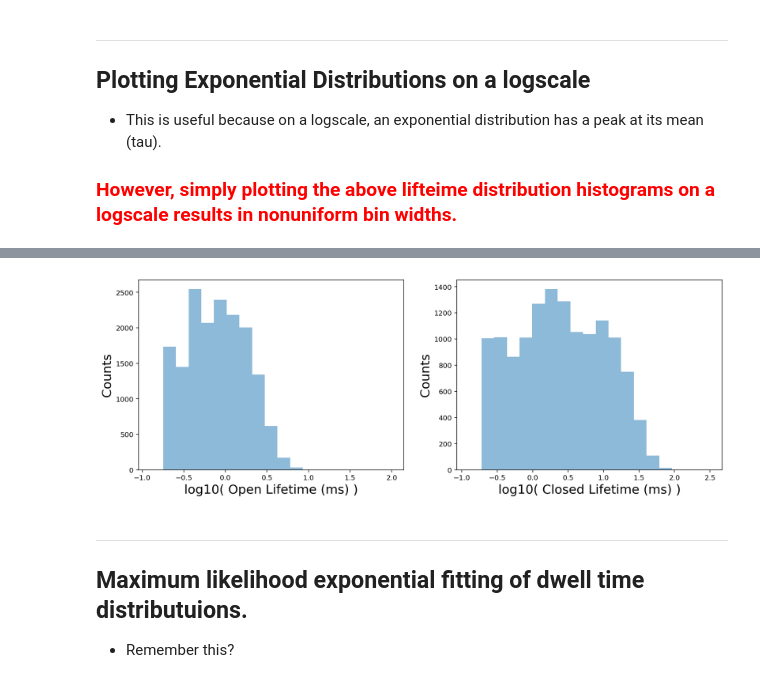
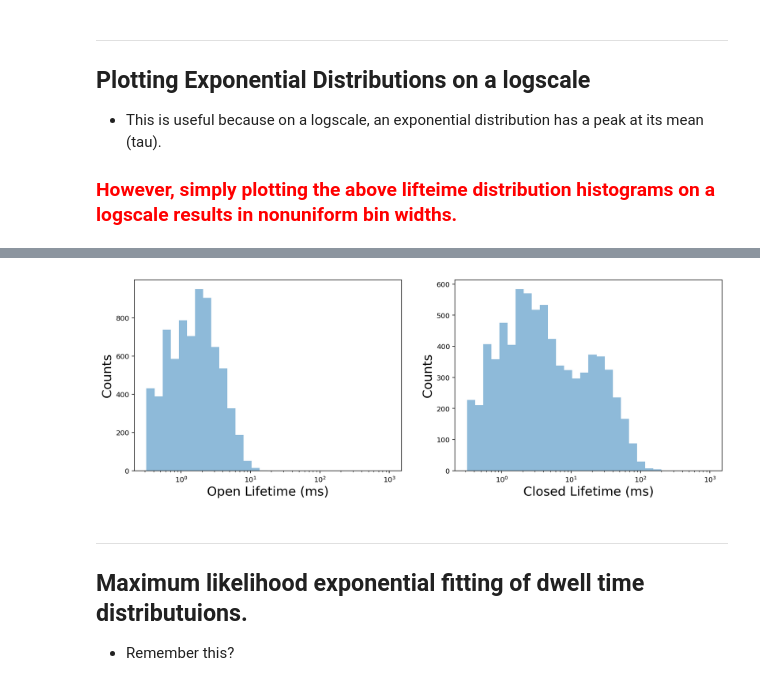
Before and after one commit to marcel-goldschen-ohm/NEU-337-Spring-2020, a Jupyter notebook: lectures/Apr-02-R-hmm/hmm_3state.ipynb, the cells around one changed output, grey strips where cells are left out. Cells and saved outputs as stored; diff of their text form; code cells hidden in the pictures.

```diff
--- a/lectures/Apr-02-R-hmm/hmm_3state.ipynb
+++ b/lectures/Apr-02-R-hmm/hmm_3state.ipynb
@@ -45,9 +45,9 @@ A simple model of ion channel gating with two nonconducting states ($Closed, Des
 # %%
 # transition probability matrix for each time step
 # A[i,j] is transition probability from state i to state j
-A = np.array([[0.92, 0.08, 0.00],     # P(C->C), P(C->O), P(C->D)
+A = np.array([[0.95, 0.05, 0.00],     # P(C->C), P(C->O), P(C->D)
               [0.03, 0.95, 0.02],     # P(O->C), P(O->O), P(O->D)
-              [0.00, 0.005, 0.995]])  # P(D->C), P(D->O), P(D->D)
+              [0.00, 0.004, 0.996]])  # P(D->C), P(D->O), P(D->D)
 
 # initial state probabilities (i.e. probability that we start off in each state)
 # p0[i] is the probability of starting in state i
@@ -86,9 +86,9 @@ Assume current in each state is normally distributed.
 # %%
 # emission probability distributions for each state
 # state_emission_pds[i] is the emission probability distribution for state i
-closed_pd = st.norm(0, 1)
-open_pd = st.norm(5, 1.5)
-desensitized_pd = st.norm(0, 1)
+closed_pd = st.norm(0, 0.8)
+open_pd = st.norm(5, 1)
+desensitized_pd = st.norm(0, 0.8)
 
 state_emission_pds = [closed_pd, open_pd, desensitized_pd]
 
@@ -192,3 +198,12 @@ plt.title('Colored by True Simulated State');
+# %%
+idx0 = np.where(gmm_predicted_state_seq == 0)[0]
+idx1 = np.where(gmm_predicted_state_seq == 1)[0]
+
+if observed_current[idx1].mean() < observed_current[idx0].mean():
+    # swap gmm indices 0 and 1 so they correspond to
+    # nonconducting and conducting states, respectively
+    gmm_predicted_state_seq[idx1] = 0
+    gmm_predicted_state_seq[idx0] = 1
 # %%
 print(gmm_predicted_state_seq[:99])
 
@@ -294,17 +306,19 @@ plt.xscale('log');
 # %%
 plt.subplot(121)
-logbinedges = np.linspace(-0.9, 2, 20)
-plt.hist(np.log10(open_lifetimes_ms), logbinedges, alpha=0.5)
-plt.xlabel('log10( Open Lifetime (ms) )')
+binedges = np.logspace(-0.5, 3, 31)
+plt.hist(open_lifetimes_ms, binedges, alpha=0.5)
+plt.xlabel('Open Lifetime (ms)')
 plt.ylabel('Counts')
+plt.xscale('log')
 
 plt.subplot(122)
-logbinedges = np.linspace(-0.9, 2.5, 20)
-plt.hist(np.log10(closed_lifetimes_ms), logbinedges, alpha=0.5)
-plt.xlabel('log10( Closed Lifetime (ms) )')
-plt.ylabel('Counts');
+binedges = np.logspace(-0.5, 3, 31)
+plt.hist(closed_lifetimes_ms, binedges, alpha=0.5)
+plt.xlabel('Closed Lifetime (ms)')
+plt.ylabel('Counts')
+plt.xscale('log');
 # %% [output]
-[figure, old version]
+[figure, new version]
 # %% [markdown]
 ---
 ## Maximum likelihood exponential fitting of dwell time distributuions.
```
Also changed, not shown: parts of 23 cells of this notebook.
